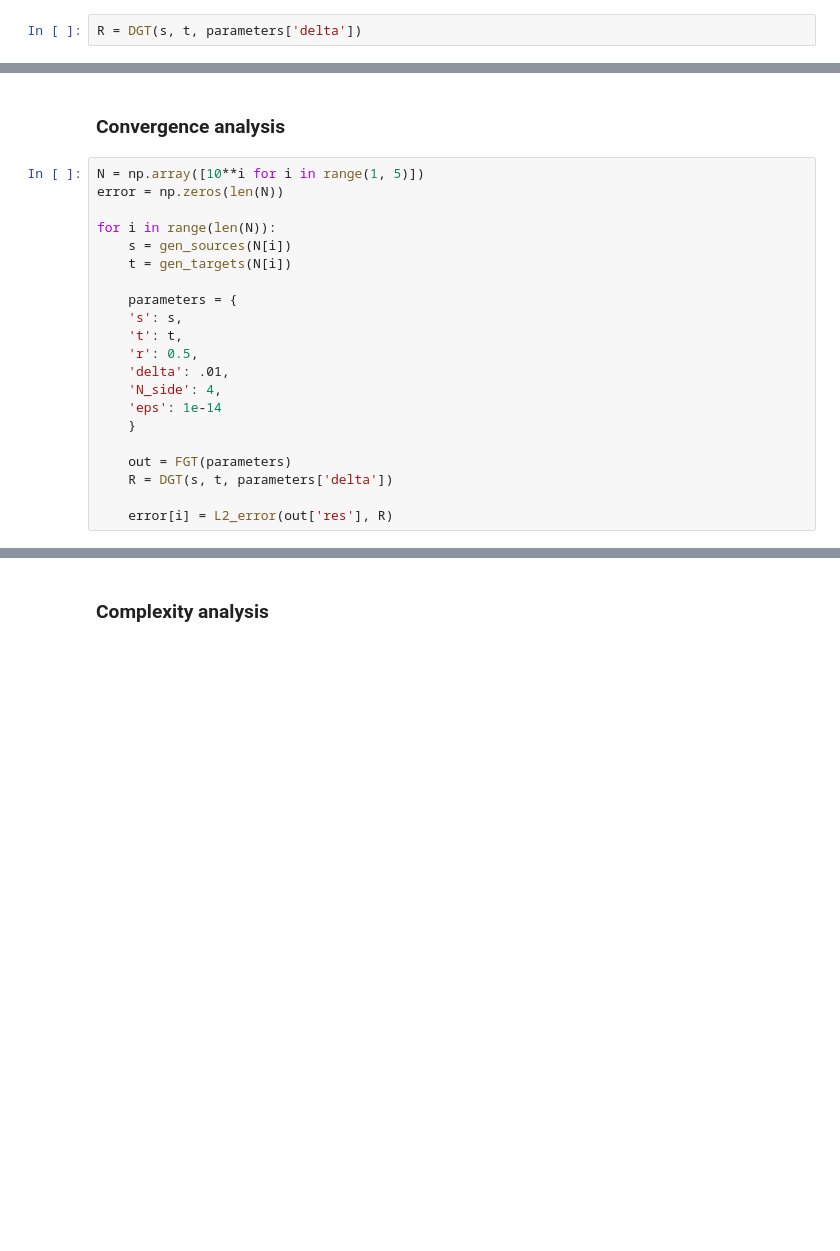
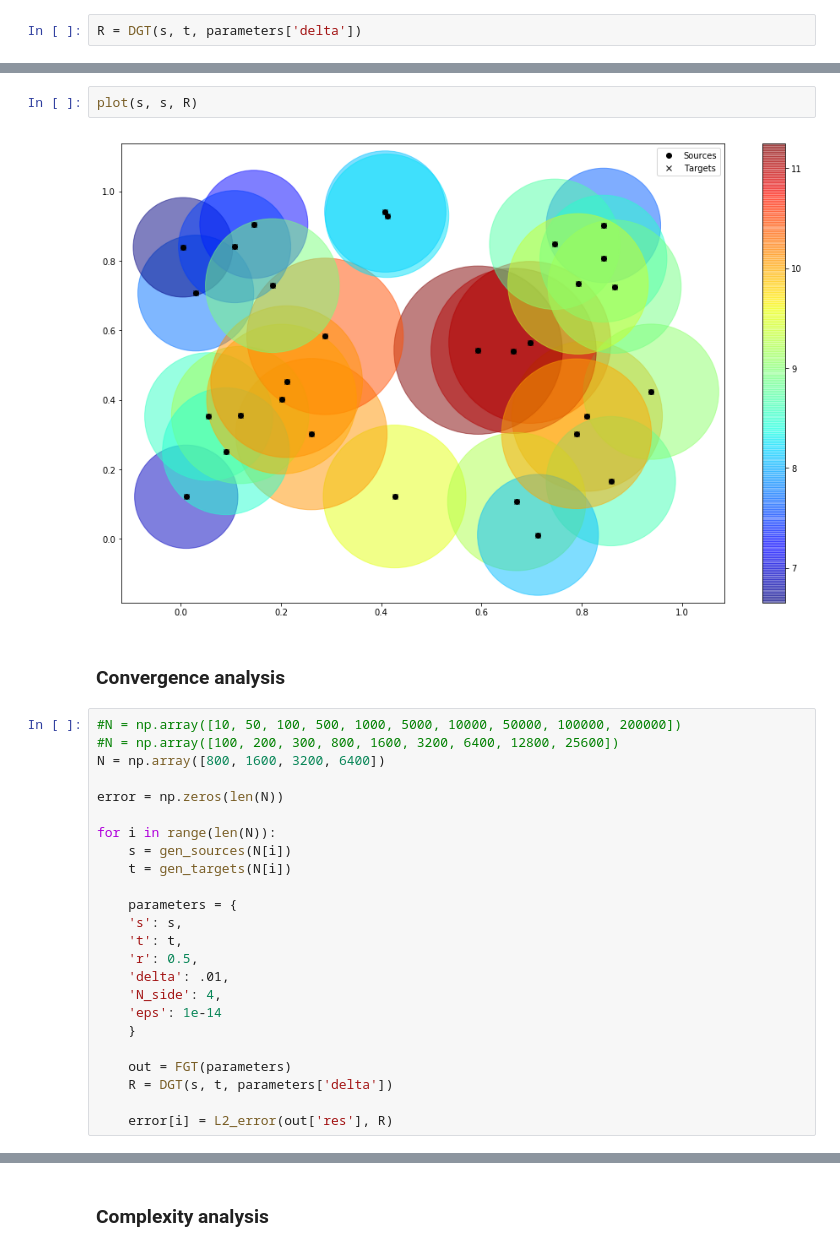
Before and after one commit to dsanmartin/IPM407-PJ, a Jupyter notebook: 3/proyecto3.ipynb, the cells around one changed output, grey strips where cells are left out. Cells and saved outputs as stored; diff of their text form; blank space fills up the shorter version.

```diff
--- a/3/proyecto3.ipynb
+++ b/3/proyecto3.ipynb
@@ -832,7 +931,14 @@ Error: 1.90844968917e-16
+# %%
+plot(s, s, R)
+# %% [output]
+[figure, added]
 # %% [markdown]
 ### Convergence analysis
 # %%
-N = np.array([10**i for i in range(1, 5)])
+#N = np.array([10, 50, 100, 500, 1000, 5000, 10000, 50000, 100000, 200000])
+#N = np.array([100, 200, 300, 800, 1600, 3200, 6400, 12800, 25600])
+N = np.array([800, 1600, 3200, 6400])
+
 error = np.zeros(len(N))
 
 for i in range(len(N)):
```
Also changed, not shown: parts of 34 cells of this notebook, 1 other file.
